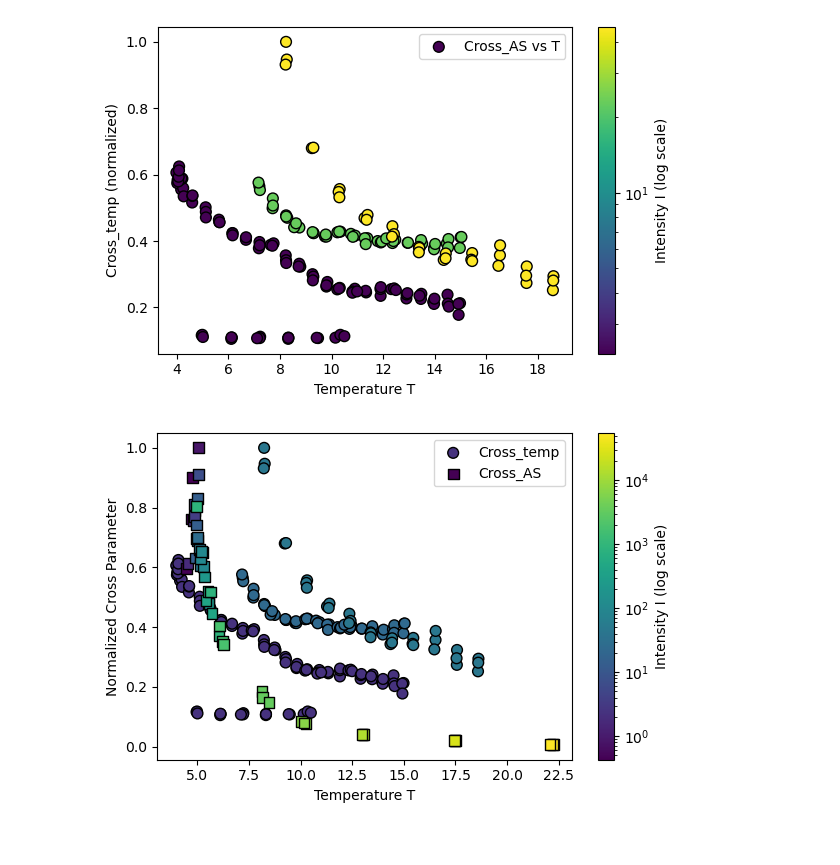
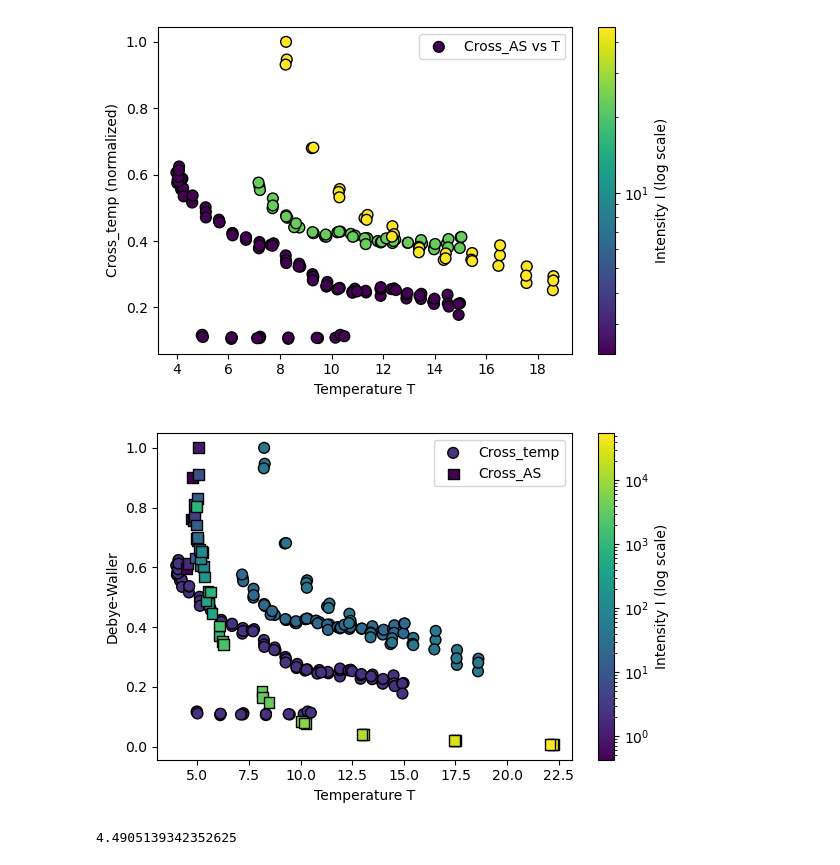
Before and after one commit to Daniele-PyBECTN/molecular_quantum_optics, a Jupyter notebook: Anomalous_saturation/dana_analysis/SvsT.ipynb, the cells around one changed output. Cells and saved outputs as stored; diff of their text form; code cells hidden in the pictures.

```diff
--- a/Anomalous_saturation/dana_analysis/SvsT.ipynb
+++ b/Anomalous_saturation/dana_analysis/SvsT.ipynb
@@ -245,32 +245,36 @@ sc1 = plt.scatter(
     cmap='viridis',
     norm=norm,
     s=60,
     edgecolor='k',
     marker='o',
     label="Cross_temp"
 )
 
 sc2 = plt.scatter(
     T_AS, Cross_AS,
     c=I_pos,
     cmap='viridis',
     norm=norm,
     s=60,
     edgecolor='k',
     marker='s',
     label="Cross_AS"
 )
 
 # --- Colorbar and labels
 cbar = plt.colorbar(sc1)
 cbar.set_label("Intensity I (log scale)")
 
 plt.xlabel("Temperature T")
-plt.ylabel("Normalized Cross Parameter")
+plt.ylabel("Debye-Waller")
 #plt.yscale('log')
 #plt.xscale('log')
 plt.legend()
 plt.tight_layout()
 plt.show()
 # %% [output]
-[figure, old version]
+[figure, new version]
+# %%
+print(np.amin(T_AS))
+# %% [output]
+4.4905139342352625
```
Also changed, not shown: parts of 1 cell of this notebook.
